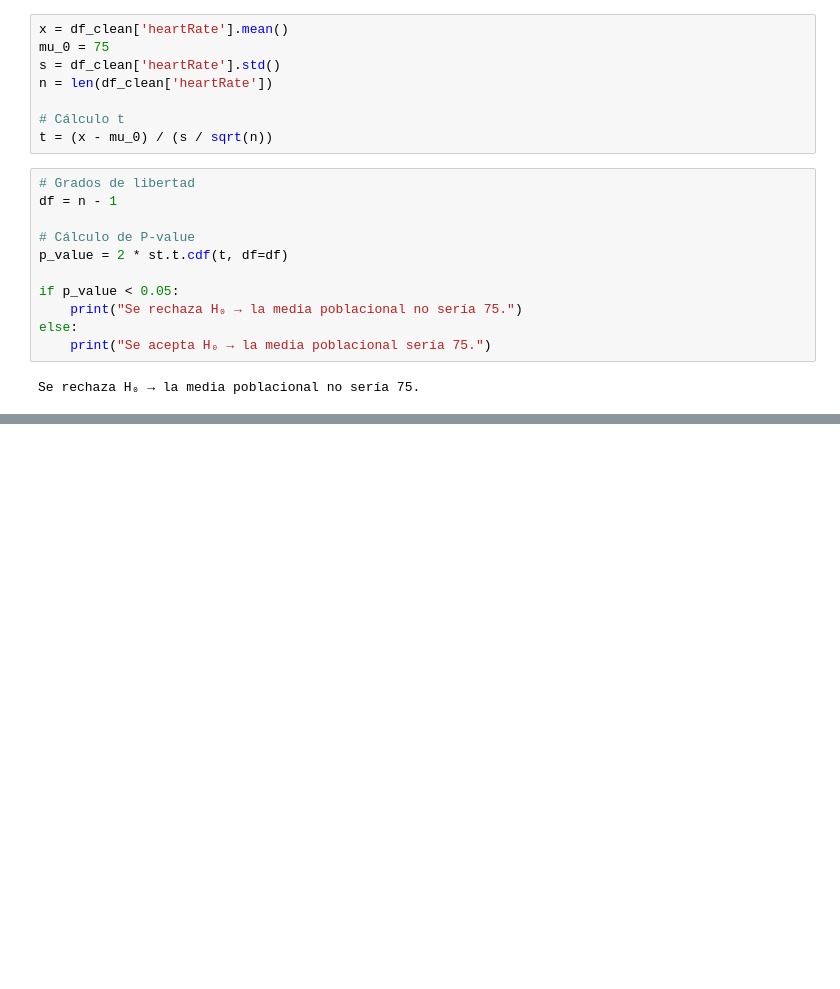
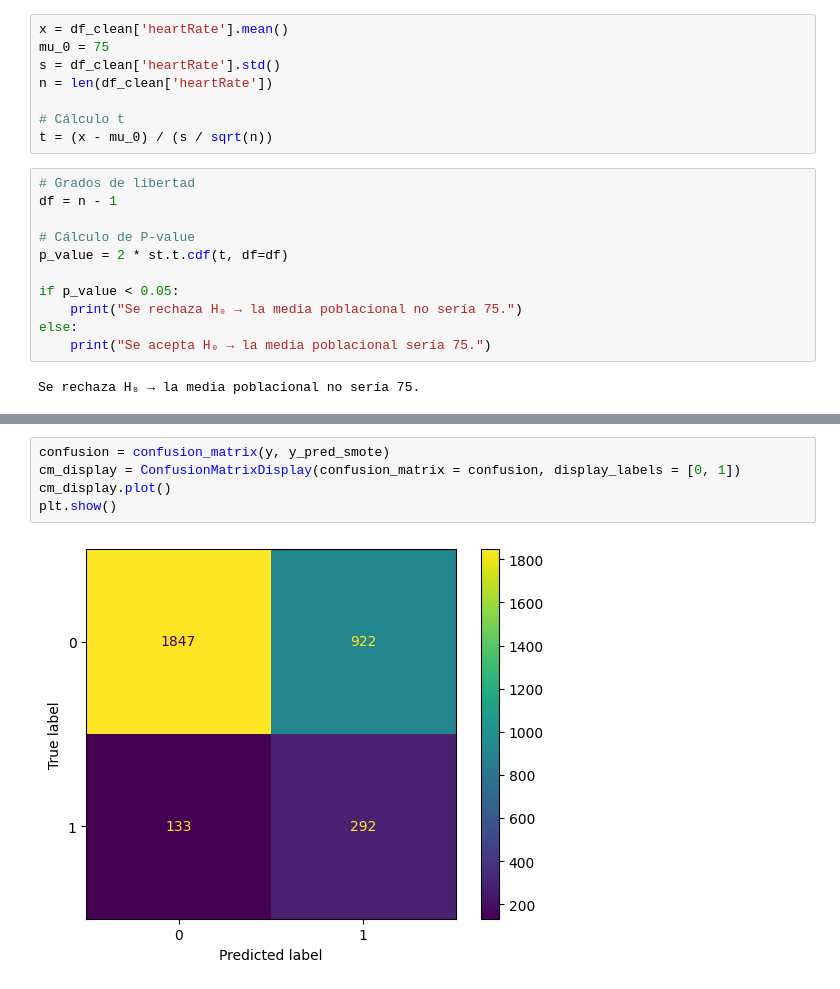
Before and after one commit to dvilchesl/desafio-latam-prueba-analisis-est, a Jupyter notebook: Prueba - Análisis Estadístico.ipynb, the cells around one changed output, grey strips where cells are left out. Cells and saved outputs as stored; diff of their text form; blank space fills up the shorter version.

```diff
--- a/Prueba - Análisis Estadístico.ipynb
+++ b/Prueba - Análisis Estadístico.ipynb
@@ -352,0 +529,7 @@ Se rechaza H₀ → la media poblacional no sería 75.
+# %%
+confusion = confusion_matrix(y, y_pred_smote)
+cm_display = ConfusionMatrixDisplay(confusion_matrix = confusion, display_labels = [0, 1])
+cm_display.plot()
+plt.show()
+# %% [output]
+[figure, added]
```
Also changed, not shown: parts of 18 cells of this notebook.
